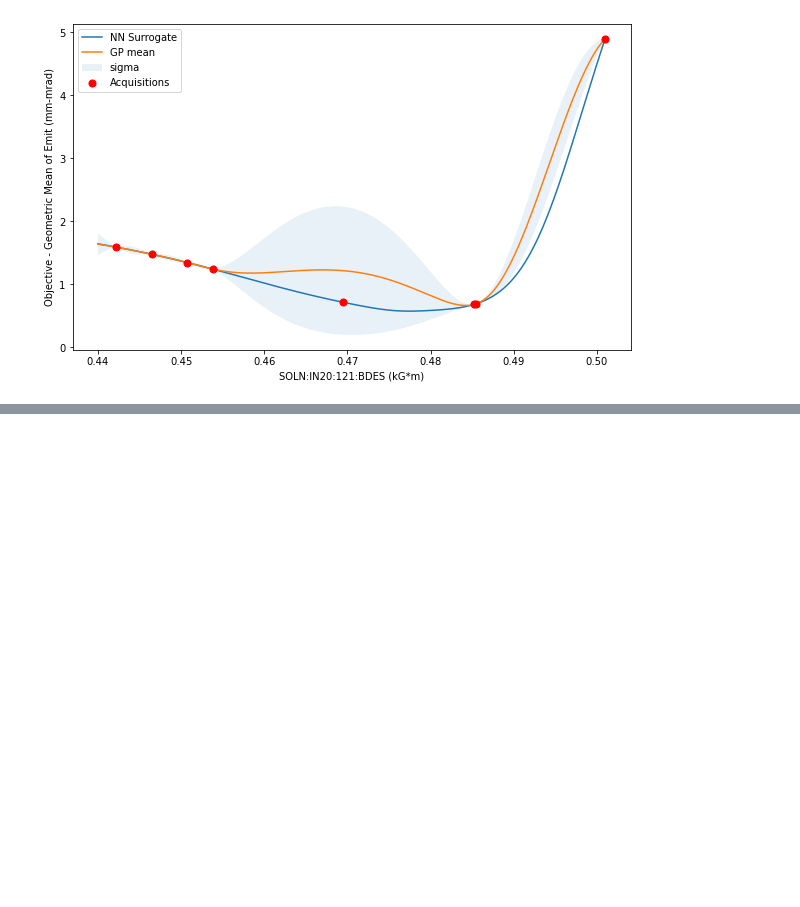
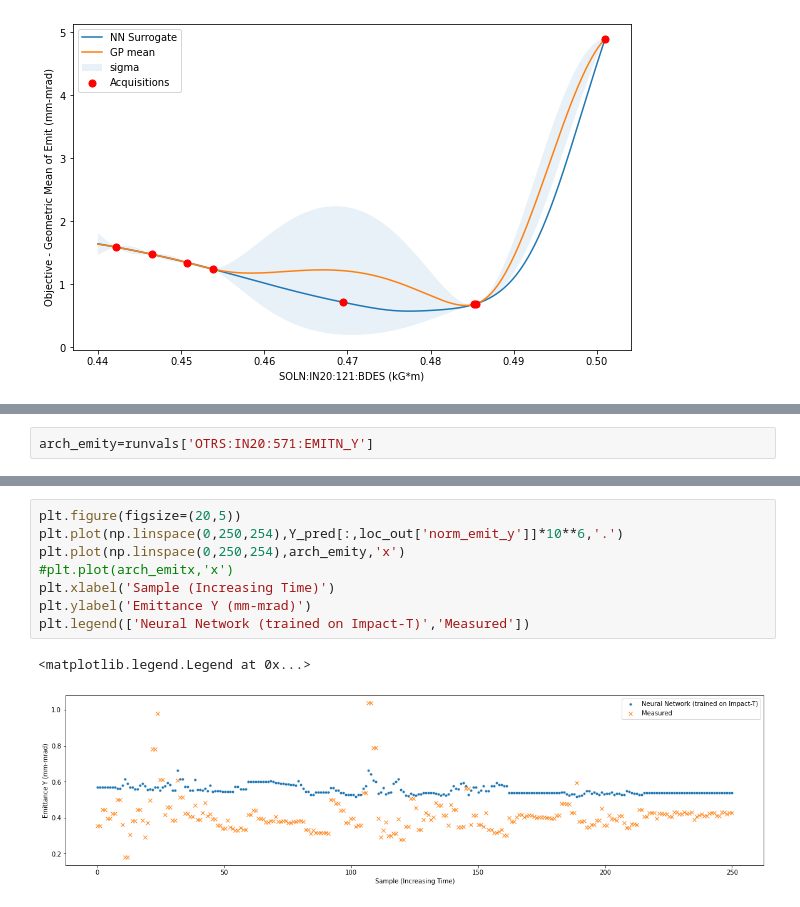
Before and after one commit to singh96aman/lcls_cu_injector_tuning, a Jupyter notebook: models/simple_models/LCLS_Cu_Inj_scalar_beam_size_emit_OTR2_EASY.ipynb, the cells around one changed output, grey strips where cells are left out. Cells and saved outputs as stored; diff of their text form; blank space fills up the shorter version.

```diff
--- a/models/simple_models/LCLS_Cu_Inj_scalar_beam_size_emit_OTR2_EASY.ipynb
+++ b/models/simple_models/LCLS_Cu_Inj_scalar_beam_size_emit_OTR2_EASY.ipynb
@@ -944,0 +994,2 @@ plot_bo(evaluate_sol2, bo)
+# %%
+arch_emity=runvals['OTRS:IN20:571:EMITN_Y']
@@ -944,0 +1052,11 @@ plot_bo(evaluate_sol2, bo)
+# %%
+plt.figure(figsize=(20,5))
+plt.plot(np.linspace(0,250,254),Y_pred[:,loc_out['norm_emit_y']]*10**6,'.')
+plt.plot(np.linspace(0,250,254),arch_emity,'x')
+#plt.plot(arch_emitx,'x')
+plt.xlabel('Sample (Increasing Time)')
+plt.ylabel('Emittance Y (mm-mrad)')
+plt.legend(['Neural Network (trained on Impact-T)','Measured'])
+# %% [output]
+<matplotlib.legend.Legend at 0x...>
+[figure, added]
```
Also changed, not shown: parts of 42 cells of this notebook, 4 other files.
